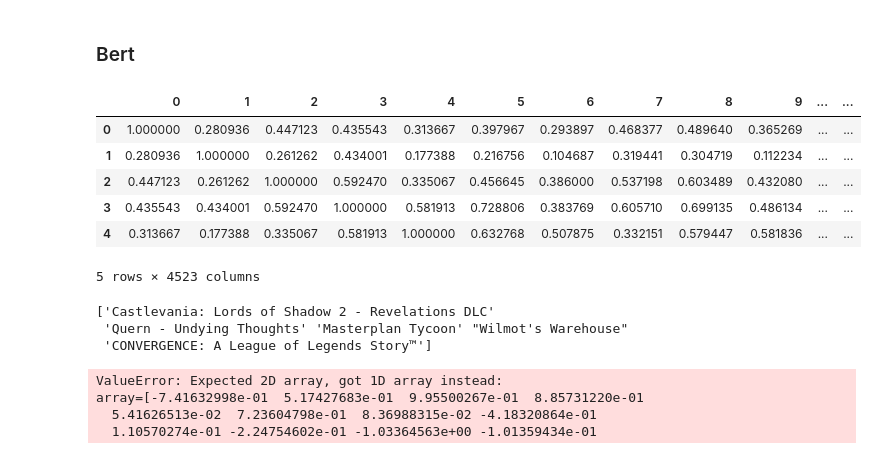
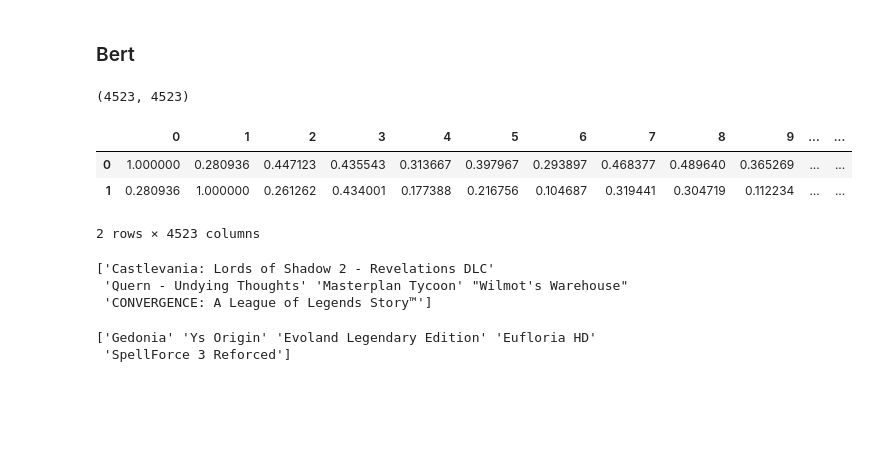
Before and after one commit to ms-Kras/GameBuddy, a Jupyter notebook: notebooks/EDA_Basemodel.ipynb, the cells around one changed output. Cells and saved outputs as stored; diff of their text form; code cells hidden in the pictures; blank space fills up the shorter version.

Commit message:
added notebook of eda and baseline model

```diff
--- a/notebooks/EDA_Basemodel.ipynb
+++ b/notebooks/EDA_Basemodel.ipynb
@@ -503,7 +503,7 @@ class MovieRecommender:
     def get_bert_weights(self, corpus):
         model = SentenceTransformer('bert-base-nli-mean-tokens')
         vectors = model.encode(corpus)
-        weights = pd.DataFrame(cosine_similarity(vectors.reshape(1, -1)))
+        weights = pd.DataFrame(cosine_similarity(vectors))
 
         return weights
 
@@ -530,13 +530,17 @@ class MovieRecommender:
     def normalize_input_text(self, text):
         return self.__normalize_text(text)
 
-    def recommend_movies_by_text(self, input_text, vector, n=5):
-        normalized_input = self.normalize_input_text(input_text)
-        norm_input_weights = self.get_bert_weights(normalized_input)
-        vectors = vector.append(norm_input_weights)
+    def recommend_movies_by_text(self, input_text, n=5):
+        normalized_input = self.__normalize_text(input_text)
+
+        # Get the features
+        corpus = list(self.df[self.description_column])
+        corpus.append(normalized_input)
+        model = SentenceTransformer('bert-base-nli-mean-tokens')
+        vectors = model.encode(corpus)
 
         # Calculate cosine similarity
-        similarities = cosine_similarity(vectors.iloc[:-1], vectors.iloc[-1].values.reshape(1, -1))
+        similarities = cosine_similarity(vectors[:-1], vectors[-1].reshape(1, -1))
         similar_indices = np.argsort(-similarities.flatten())[:n]
         movies = self.df[self.title_column].values
         recommended_movies = movies[similar_indices]
@@ -604,15 +605,16 @@ array([['Battlestar Galactica Deadlock: Resurrection',
 ### Bert
 # %%
 wts_df = gr.get_bert_weights(norm_corpus)
-wts_df.head()
+wts_df.shape
 # %% [output]
-|  | 0 | 1 | 2 | 3 | 4 | 5 | 6 | 7 | 8 | 9 | ... | ... |
-| 0 | 1.000000 | 0.280936 | 0.447123 | 0.435543 | 0.313667 | 0.397967 | 0.293897 | 0.468377 | 0.489640 | 0.365269 | ... | ... |
-| 1 | 0.280936 | 1.000000 | 0.261262 | 0.434001 | 0.177388 | 0.216756 | 0.104687 | 0.319441 | 0.304719 | 0.112234 | ... | ... |
-| 2 | 0.447123 | 0.261262 | 1.000000 | 0.592470 | 0.335067 | 0.456645 | 0.386000 | 0.537198 | 0.603489 | 0.432080 | ... | ... |
-| 3 | 0.435543 | 0.434001 | 0.592470 | 1.000000 | 0.581913 | 0.728806 | 0.383769 | 0.605710 | 0.699135 | 0.486134 | ... | ... |
-| 4 | 0.313667 | 0.177388 | 0.335067 | 0.581913 | 1.000000 | 0.632768 | 0.507875 | 0.332151 | 0.579447 | 0.581836 | ... | ... |
-5 rows × 4523 columns
+(4523, 4523)
+# %%
+wts_df.head(2)
+# %% [output]
+|  | 0 | 1 | 2 | 3 | 4 | 5 | 6 | 7 | 8 | 9 | ... | ... |
+| 0 | 1.000000 | 0.280936 | 0.447123 | 0.435543 | 0.313667 | 0.397967 | 0.293897 | 0.468377 | 0.489640 | 0.365269 | ... | ... |
+| 1 | 0.280936 | 1.000000 | 0.261262 | 0.434001 | 0.177388 | 0.216756 | 0.104687 | 0.319441 | 0.304719 | 0.112234 | ... | ... |
+2 rows × 4523 columns
 # %%
 games_recommended  = gr.recommendation(19, wts_df, 5)
 print(games_recommended)
@@ -621,11 +623,9 @@ print(games_recommended)
  'Quern - Undying Thoughts' 'Masterplan Tycoon' "Wilmot's Warehouse"
  'CONVERGENCE: A League of Legends Story™']
 # %%
-input_text = "Puzzle with comlicated levels"
-recommended_movies = gr.recommend_movies_by_text(input_text, wts_df, n=5)
+input_text = "Amazing open world RPG"
+recommended_movies = gr.recommend_movies_by_text(input_text, n=5)
 print(recommended_movies)
 # %% [output]
-ValueError: Expected 2D array, got 1D array instead:
-array=[-7.41632998e-01  5.17427683e-01  9.95500267e-01  8.85731220e-01
-  5.41626513e-02  7.23604798e-01  8.36988315e-02 -4.18320864e-01
-  1.10570274e-01 -2.24754602e-01 -1.03364563e+00 -1.01359434e-01
+['Gedonia' 'Ys Origin' 'Evoland Legendary Edition' 'Eufloria HD'
+ 'SpellForce 3 Reforced']
```
Also changed, not shown: parts of 2 cells of this notebook.
